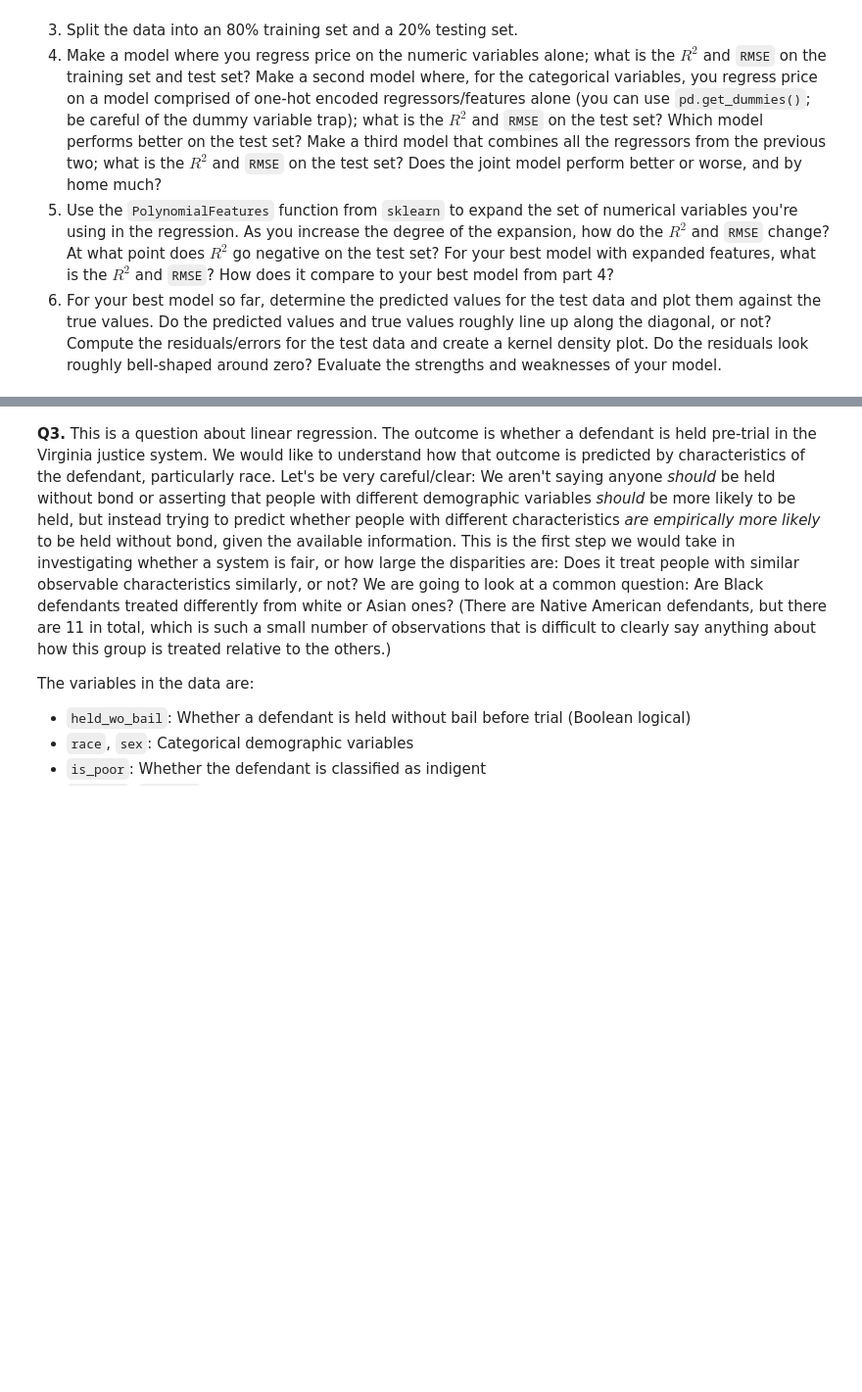
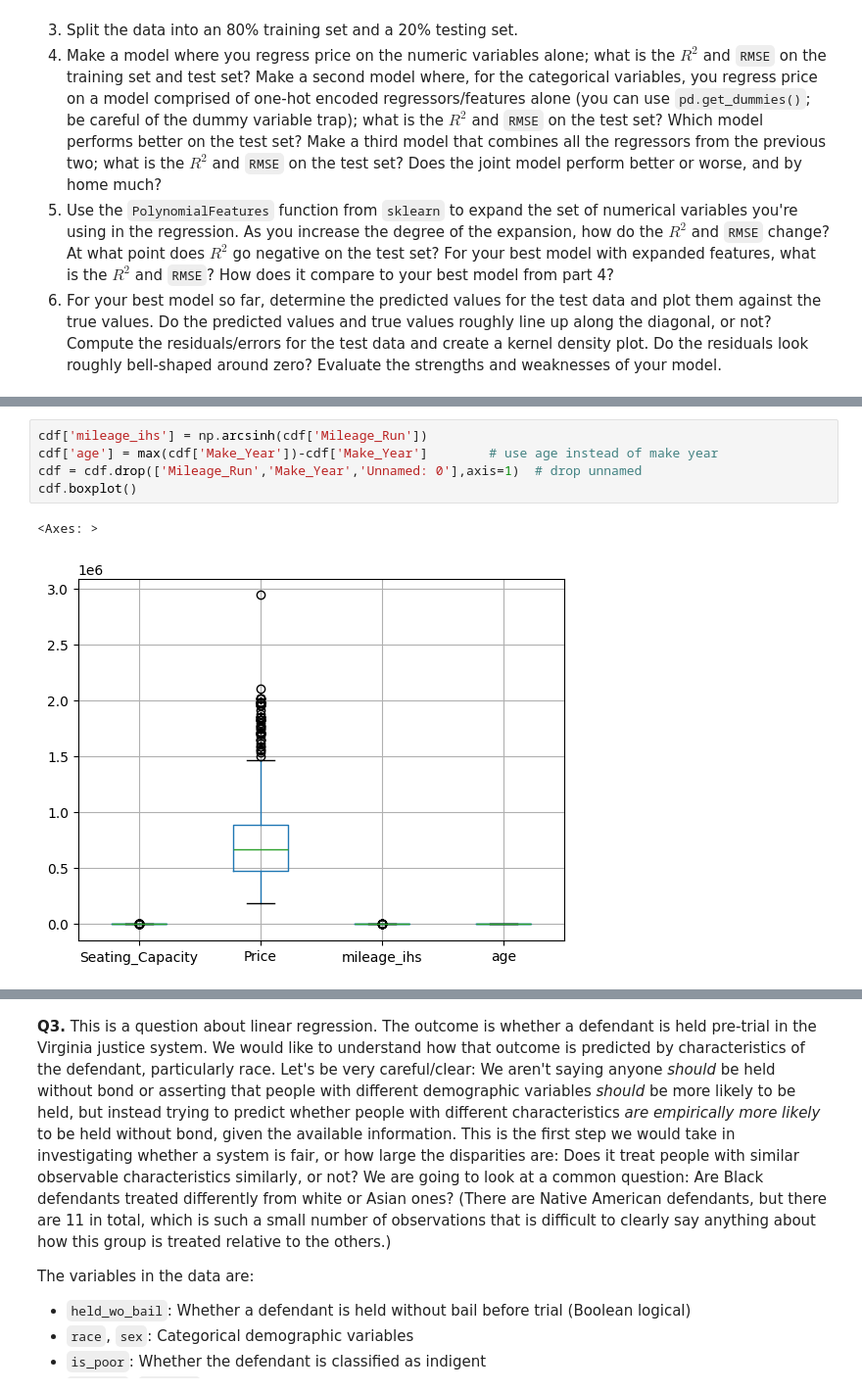
Before and after one commit to gckang/linearRegression, a Jupyter notebook: assignment.ipynb, the cells around one changed output, grey strips where cells are left out. Shown: that part at 98% size. Saved outputs shown, nothing was run; the diff lists cells and outputs as text; blank space fills up the shorter version.

```diff
--- a/assignment.ipynb
+++ b/assignment.ipynb
@@ -251,0 +264,8 @@ Hint: Think about how multilple linear regression works.
+# %%
+cdf['mileage_ihs'] = np.arcsinh(cdf['Mileage_Run'])
+cdf['age'] = max(cdf['Make_Year'])-cdf['Make_Year']        # use age instead of make year
+cdf = cdf.drop(['Mileage_Run','Make_Year','Unnamed: 0'],axis=1)  # drop unnamed
+cdf.boxplot()
+# %% [output]
+<Axes: >
+[figure, added]
```
Also changed, not shown: parts of 18 cells of this notebook.
